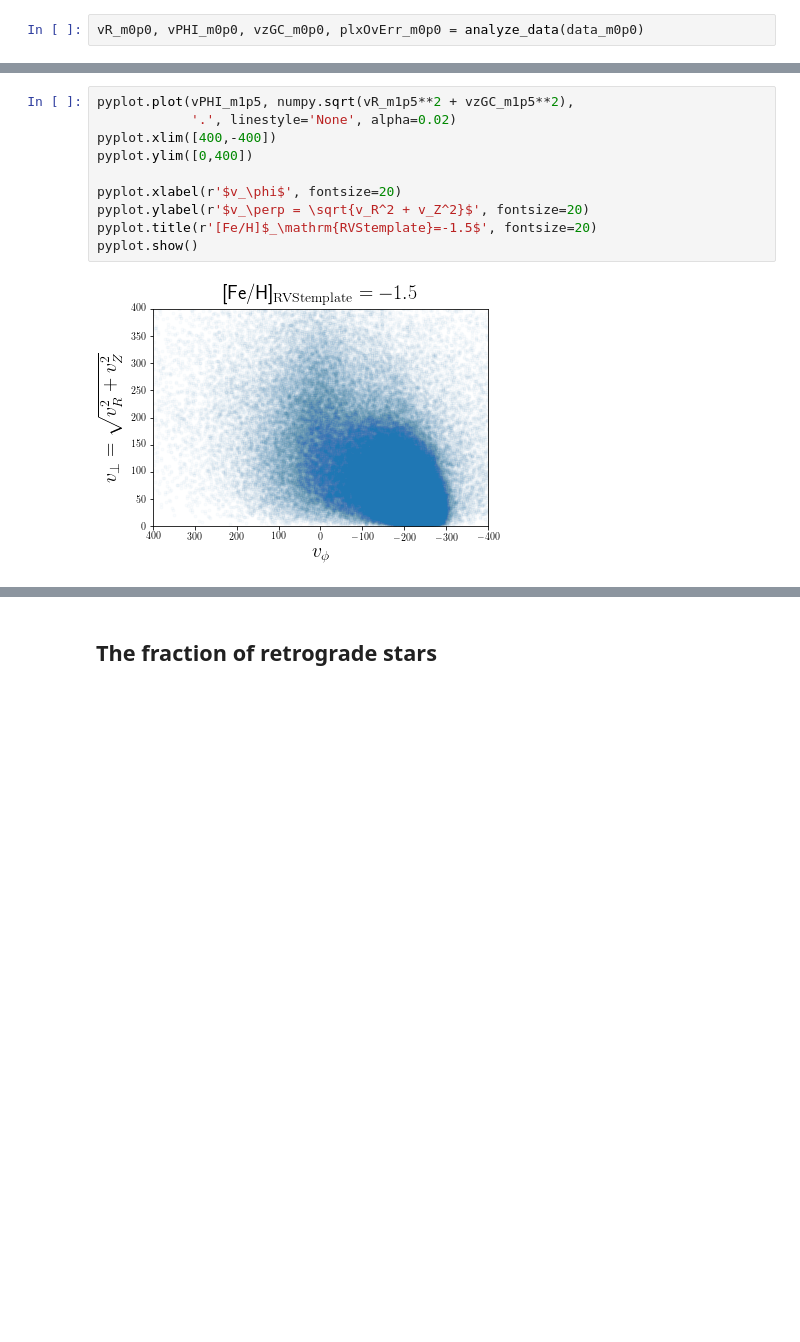
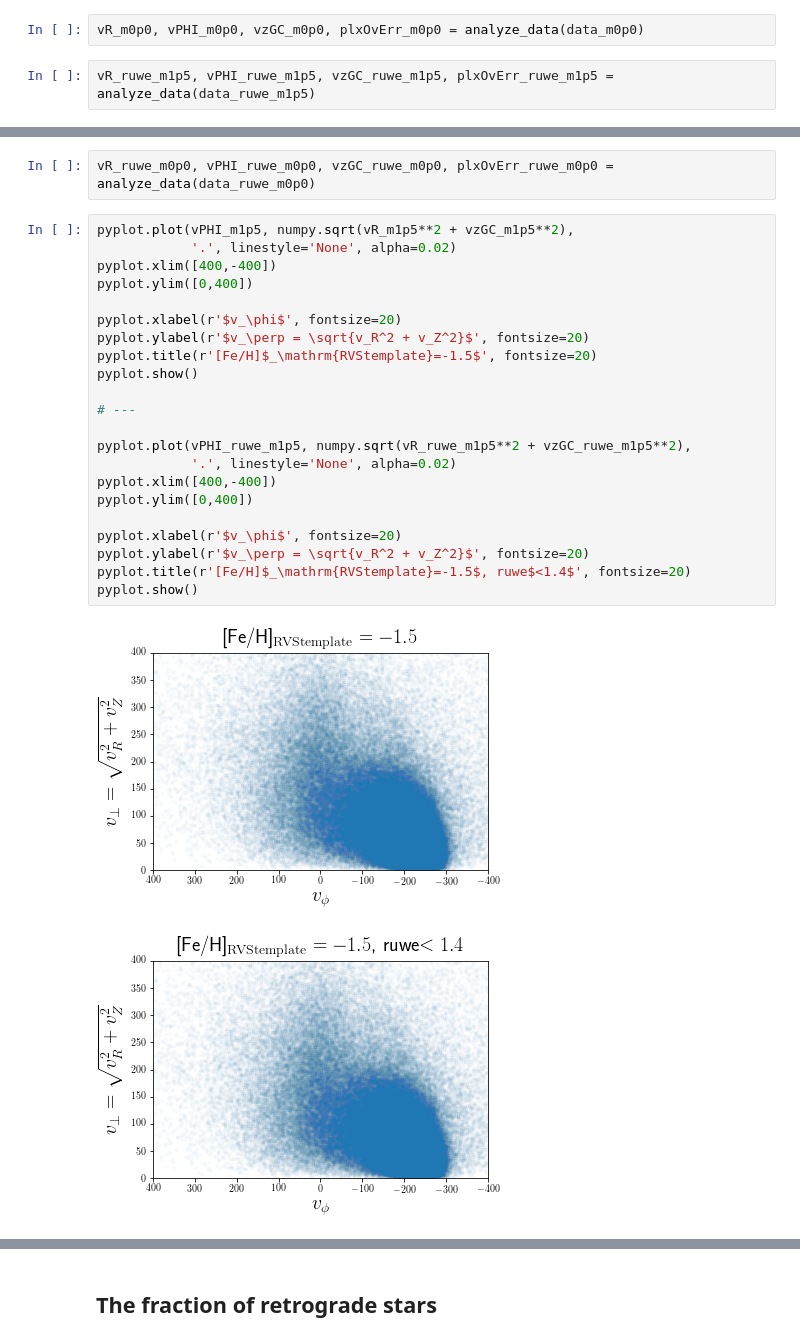
Before and after one commit to koheihattori/Gaia_sandbox, a Jupyter notebook: GaiaRVS/find_halo_fraction.ipynb, the cells around one changed output, grey strips where cells are left out. Cells and saved outputs as stored; diff of their text form; blank space fills up the shorter version.

```diff
--- a/GaiaRVS/find_halo_fraction.ipynb
+++ b/GaiaRVS/find_halo_fraction.ipynb
@@ -231,3 +262,5 @@ vR_m1p0, vPHI_m1p0, vzGC_m1p0, plxOvErr_m1p0 = analyze_data(data_m1p0)
 vR_m0p5, vPHI_m0p5, vzGC_m0p5, plxOvErr_m0p5 = analyze_data(data_m0p5)
 # %%
 vR_m0p0, vPHI_m0p0, vzGC_m0p0, plxOvErr_m0p0 = analyze_data(data_m0p0)
+# %%
+vR_ruwe_m1p5, vPHI_ruwe_m1p5, vzGC_ruwe_m1p5, plxOvErr_ruwe_m1p5 = analyze_data(data_ruwe_m1p5)
@@ -234,15 +271,30 @@ vR_m0p0, vPHI_m0p0, vzGC_m0p0, plxOvErr_m0p0 = analyze_data(data_m0p0)
+# %%
+vR_ruwe_m0p0, vPHI_ruwe_m0p0, vzGC_ruwe_m0p0, plxOvErr_ruwe_m0p0 = analyze_data(data_ruwe_m0p0)
 # %%
 pyplot.plot(vPHI_m1p5, numpy.sqrt(vR_m1p5**2 + vzGC_m1p5**2),
             '.', linestyle='None', alpha=0.02)
 pyplot.xlim([400,-400])
 pyplot.ylim([0,400])
 
 pyplot.xlabel(r'$v_\phi$', fontsize=20)
 pyplot.ylabel(r'$v_\perp = \sqrt{v_R^2 + v_Z^2}$', fontsize=20)
 pyplot.title(r'[Fe/H]$_\mathrm{RVStemplate}=-1.5$', fontsize=20)
 pyplot.show()
+
+# ---
+
+pyplot.plot(vPHI_ruwe_m1p5, numpy.sqrt(vR_ruwe_m1p5**2 + vzGC_ruwe_m1p5**2),
+            '.', linestyle='None', alpha=0.02)
+pyplot.xlim([400,-400])
+pyplot.ylim([0,400])
+
+pyplot.xlabel(r'$v_\phi$', fontsize=20)
+pyplot.ylabel(r'$v_\perp = \sqrt{v_R^2 + v_Z^2}$', fontsize=20)
+pyplot.title(r'[Fe/H]$_\mathrm{RVStemplate}=-1.5$, ruwe$<1.4$', fontsize=20)
+pyplot.show()
 # %% [output]
 [figure]
+[figure, added]
 # %%
 pyplot.plot(vPHI_m1p0, numpy.sqrt(vR_m1p0**2 + vzGC_m1p0**2),
             '.', linestyle='None', alpha=0.05)
```
Also changed, not shown: parts of 18 cells of this notebook, 1 other file.
